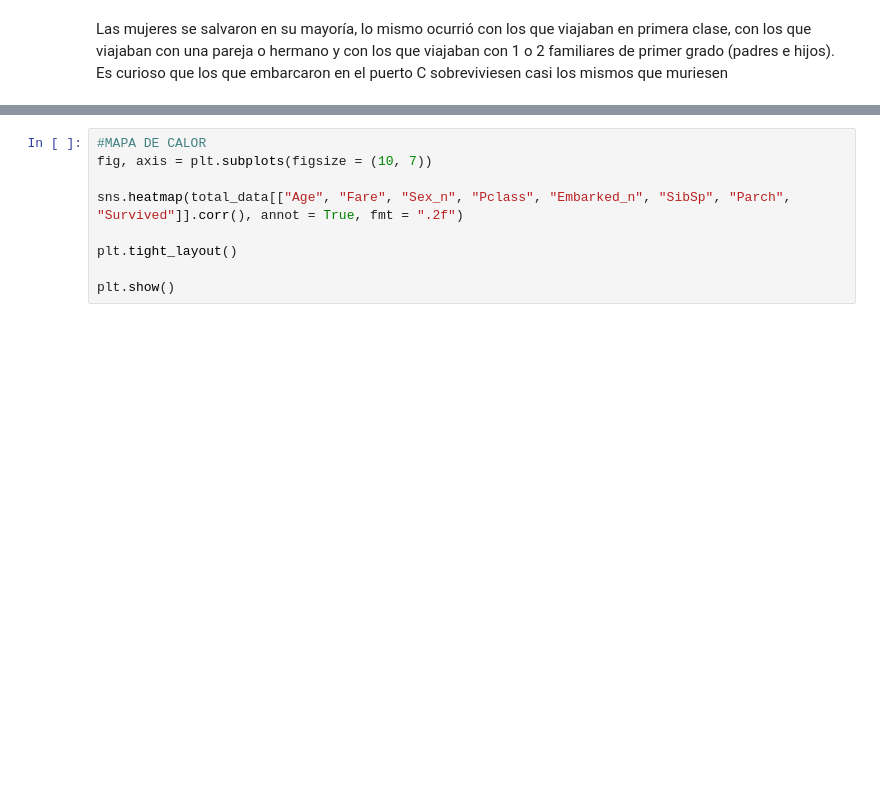
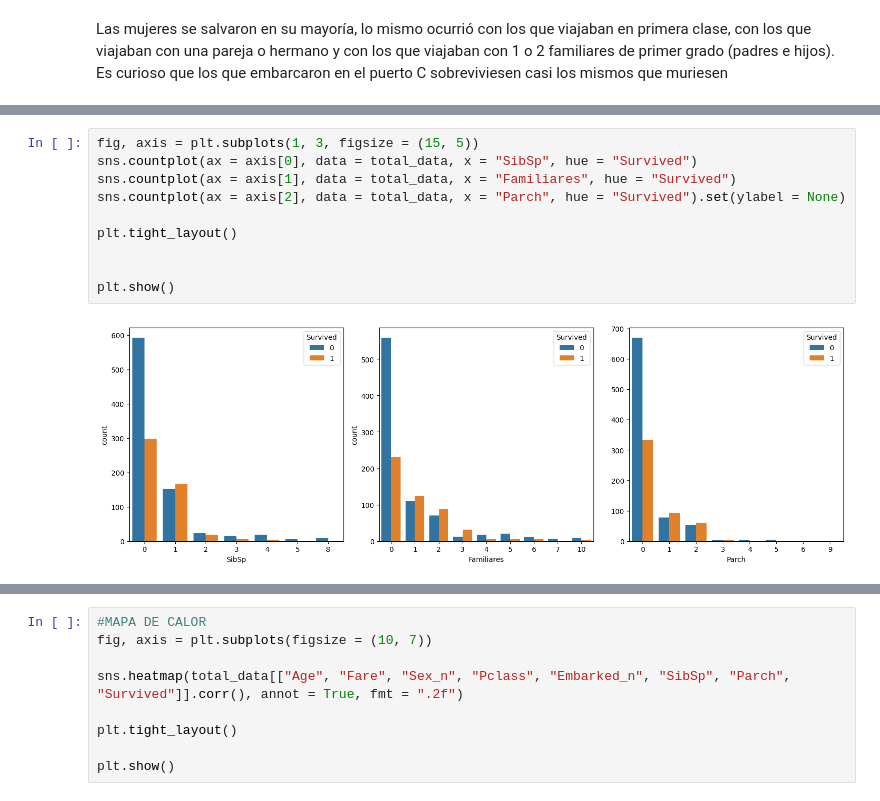
Before and after one commit to pdeleonsoria/ML-Flask, a Jupyter notebook: src/explore.ipynb, the cells around one changed output, grey strips where cells are left out. Cells and saved outputs as stored; diff of their text form; blank space fills up the shorter version.

```diff
--- a/src/explore.ipynb
+++ b/src/explore.ipynb
@@ -173,3 +183,15 @@ Es curioso que los que embarcaron en el puerto C sobreviviesen casi los mismos q
+# %%
+fig, axis = plt.subplots(1, 3, figsize = (15, 5))
+sns.countplot(ax = axis[0], data = total_data, x = "SibSp", hue = "Survived")
+sns.countplot(ax = axis[1], data = total_data, x = "Familiares", hue = "Survived")
+sns.countplot(ax = axis[2], data = total_data, x = "Parch", hue = "Survived").set(ylabel = None)
+
+plt.tight_layout()
+
+
+plt.show()
+# %% [output]
+[figure, added]
 # %%
 #CONVERTIR CUALITATIVA EN CUANTITATIVA
 total_data["Sex_n"] = pd.factorize(total_data["Sex"])[0]
```
Also changed, not shown: parts of 11 cells of this notebook, 2 other files.
